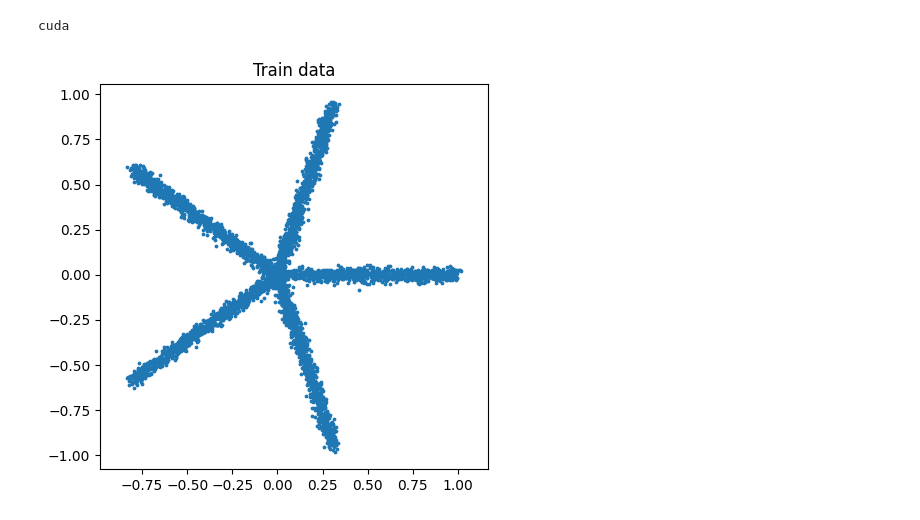
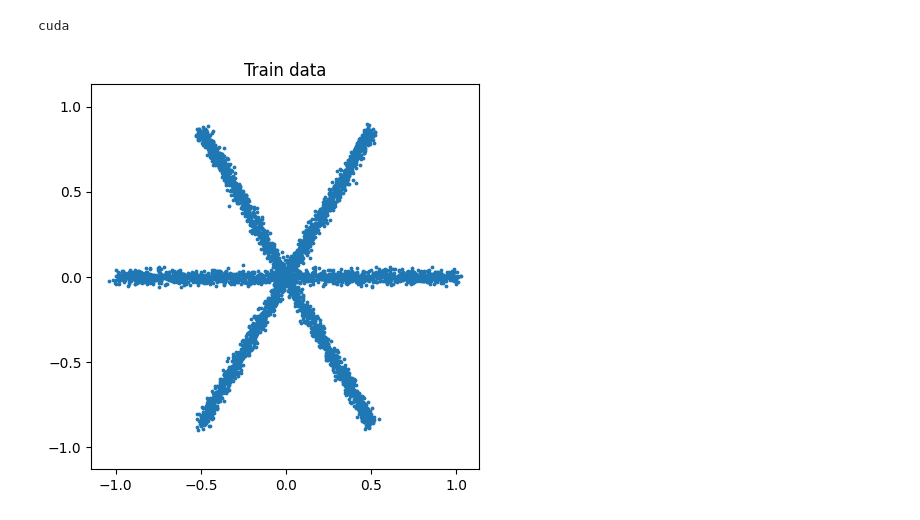
Before and after one commit to lostsky25/cv_homeworks, a Jupyter notebook: homework_3/hw3.ipynb, the cells around one changed output. Saved outputs shown, nothing was run; the diff lists cells and outputs as text; code cells hidden in the pictures.

```diff
--- a/homework_3/hw3.ipynb
+++ b/homework_3/hw3.ipynb
@@ -13,15 +13,15 @@ class Config:
 
     n_data_samples = 5000
     batch_size = 256
-    hidden_dim = 128
+    hidden_dim = 256
 
     lr = 1e-3
-    epochs = 300
+    epochs = 600
 
-    beta_min = 0.1
-    beta_max = 20.0
+    beta_min = 0.01
+    beta_max = 0.5
 
-    num_sampling_steps = 1000
+    num_sampling_steps = 3000
     num_generated_samples = 5000
 
 config = Config()
@@ -29,31 +29,39 @@ print(config.device)
 # %% [output]
 cuda
 # %%
-def generate_star_data(n_samples=5000, n_branches=5, noise=0.02, radius=1.0):
+def generate_star_data(n_samples=5000, n_branches=6, noise=0.02, radius=1.0):
     points = []
+
     samples_per_branch = n_samples // n_branches
 
     for i in range(n_branches):
         angle = 2 * np.pi * i / n_branches
-        direction = np.array([np.cos(angle), np.sin(angle)])
+
+        direction = np.array([
+            np.cos(angle),
+            np.sin(angle)
+        ])
 
         lengths = np.random.rand(samples_per_branch, 1) * radius
+
         branch_points = lengths * direction[None, :]
         branch_points += np.random.randn(samples_per_branch, 2) * noise
+
         points.append(branch_points)
 
     points = np.concatenate(points, axis=0).astype(np.float32)
+
     return points
 
 data_np = generate_star_data(config.n_data_samples)
 
 plt.figure(figsize=(5, 5))
 plt.scatter(data_np[:, 0], data_np[:, 1], s=3)
 plt.axis("equal")
 plt.title("Train data")
 plt.show()
 # %% [output]
-[figure, old version]
+[figure, new version]
 # %%
 def beta_t(t, config):
     return config.beta_min + t * (config.beta_max - config.beta_min)
```
Also changed, not shown: parts of 5 cells of this notebook.
